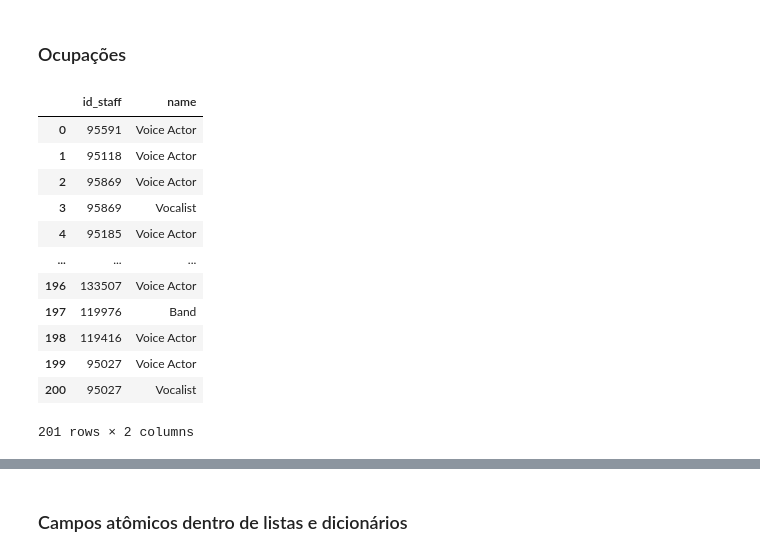
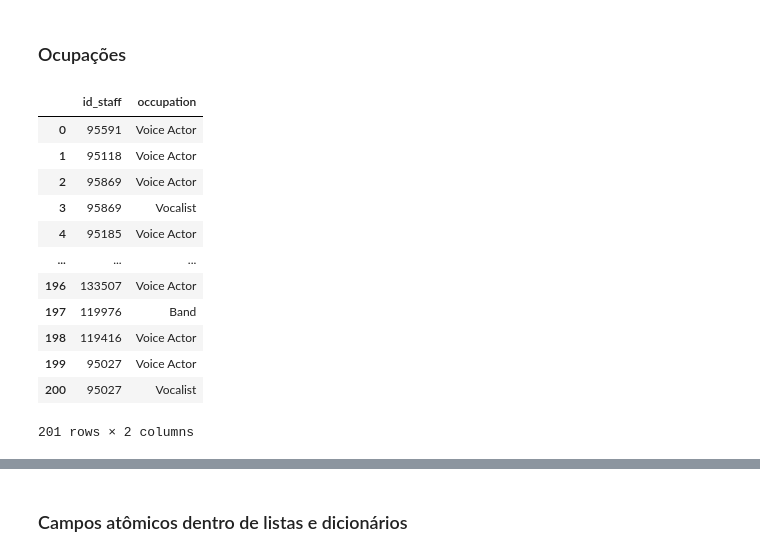
Before and after one commit to E-rhari/AniLista, a Jupyter notebook: requestApi.ipynb, the cells around one changed output, grey strips where cells are left out. Saved outputs shown, nothing was run; the diff lists cells and outputs as text; code cells hidden in the pictures.

```diff
--- a/requestApi.ipynb
+++ b/requestApi.ipynb
@@ -440,17 +412,17 @@ del dfs['manga']['genres']
 # %%
 compondOccupations = dfs['staff'][['id', 'primaryOccupations']]
 
-dfs['occupation'] = pd.DataFrame(columns=['id_staff', 'name'])
+dfs['occupation'] = pd.DataFrame(columns=['id_staff', 'occupation'])
 
 # bad and stinky code but god has punished me for my hubris and my work is never finished
 # so I don't have the time to fix it
 for id, occupations in compondOccupations.values:
     for occupation in occupations:
         dfs['occupation'].loc[len(dfs['occupation'])] = [id, occupation]
 
 dfs['occupation']
 # %% [output]
-|  | id_staff | name |
+|  | id_staff | occupation |
 | 0 | 95591 | Voice Actor |
 | 1 | 95118 | Voice Actor |
 | 2 | 95869 | Voice Actor |
```
Also changed, not shown: parts of 11 cells of this notebook.
